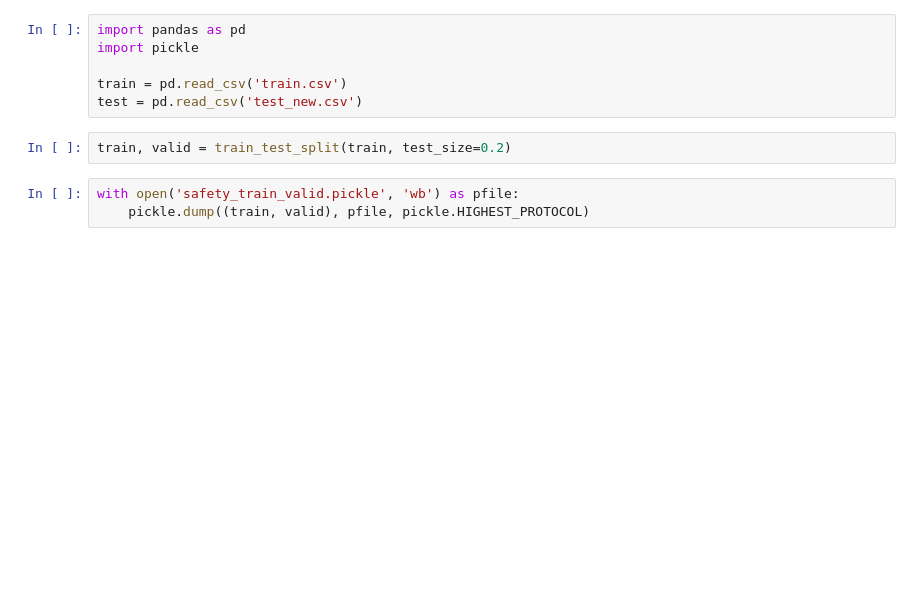
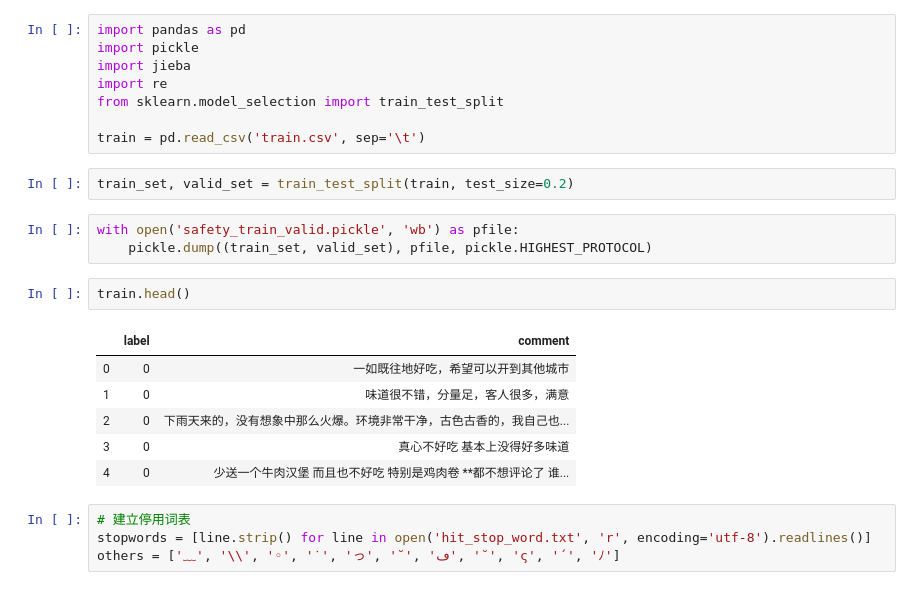
Before and after one commit to HanlynnKe/nlp-demo, a Jupyter notebook: csv2pickle.ipynb, the cells around one changed output. Drawn from its saved outputs; the diff is of its cells as text; blank space fills up the shorter version.

```diff
--- a/csv2pickle.ipynb
+++ b/csv2pickle.ipynb
@@ -1,11 +1,26 @@
 # %%
 import pandas as pd
 import pickle
+import jieba
+import re
+from sklearn.model_selection import train_test_split
 
-train = pd.read_csv('train.csv')
-test = pd.read_csv('test_new.csv')
+train = pd.read_csv('train.csv', sep='\t')
 # %%
-train, valid = train_test_split(train, test_size=0.2)
+train_set, valid_set = train_test_split(train, test_size=0.2)
 # %%
 with open('safety_train_valid.pickle', 'wb') as pfile:
-    pickle.dump((train, valid), pfile, pickle.HIGHEST_PROTOCOL)
+    pickle.dump((train_set, valid_set), pfile, pickle.HIGHEST_PROTOCOL)
+# %%
+train.head()
+# %% [output]
+|  | label | comment |
+| 0 | 0 | 一如既往地好吃，希望可以开到其他城市 |
+| 1 | 0 | 味道很不错，分量足，客人很多，满意 |
+| 2 | 0 | 下雨天来的，没有想象中那么火爆。环境非常干净，古色古香的，我自己也... |
+| 3 | 0 | 真心不好吃 基本上没得好多味道 |
+| 4 | 0 | 少送一个牛肉汉堡 而且也不好吃 特别是鸡肉卷 **都不想评论了 谁... |
+# %%
+# 建立停用词表
+stopwords = [line.strip() for line in open('hit_stop_word.txt', 'r', encoding='utf-8').readlines()]
+others = ['﹏', '\\', '◦', '˙', 'っ', '˘', 'ڡ', '˘', 'ς', '´', 'ﾉ']
```
Also changed, not shown: parts of 7 cells of this notebook.
